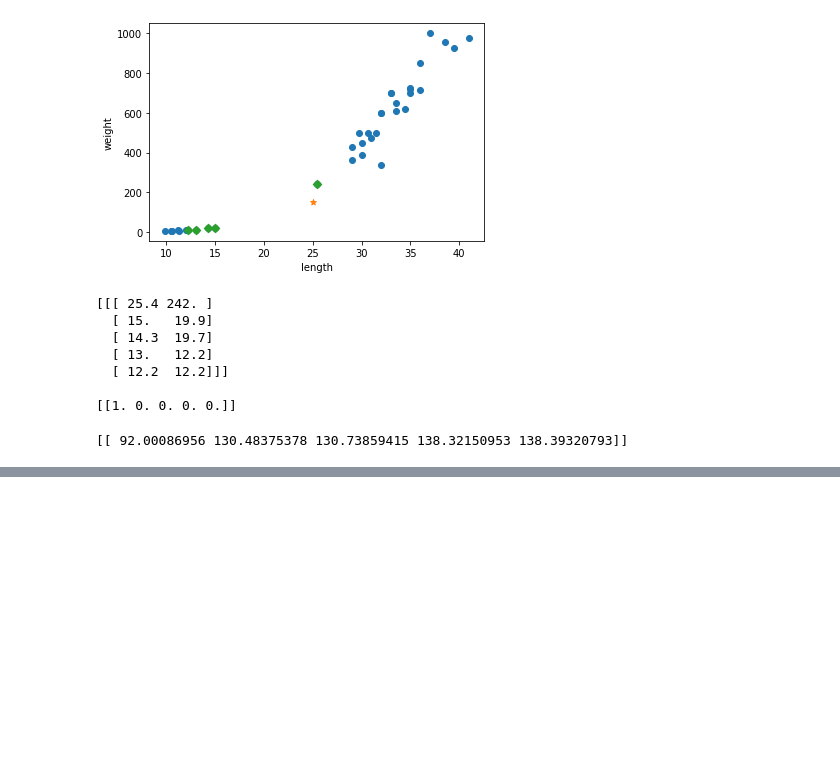
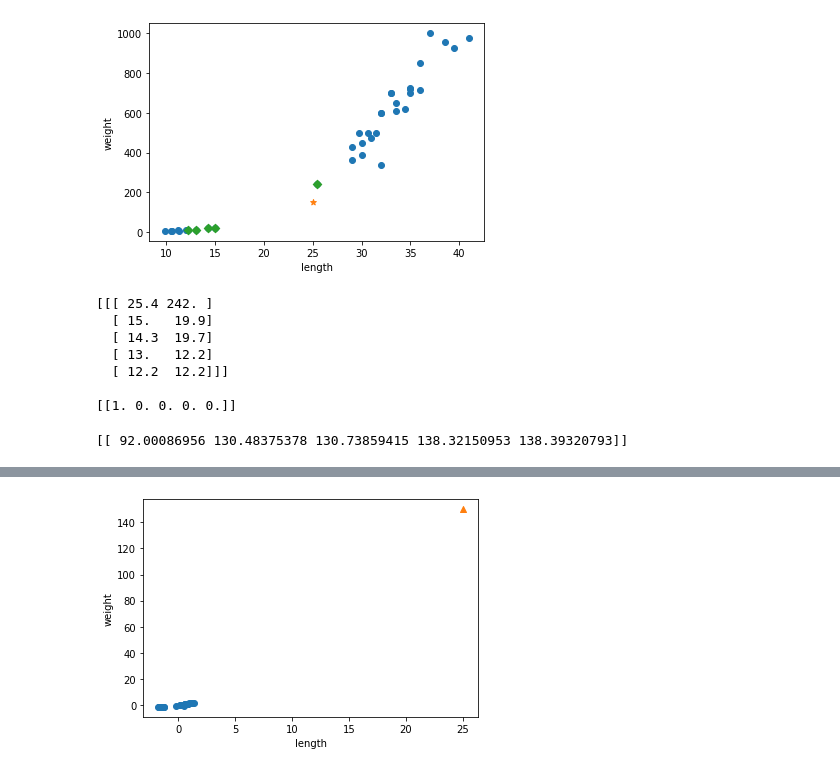
Before and after one commit to ohhongseok/ML-DeepLearning, a Jupyter notebook: 2/2-2/Data_Preprocessing.ipynb, the cells around one changed output, grey strips where cells are left out. Saved outputs shown, nothing was run; the diff lists cells and outputs as text; code cells hidden in the pictures; blank space fills up the shorter version.

```diff
--- a/2/2-2/Data_Preprocessing.ipynb
+++ b/2/2-2/Data_Preprocessing.ipynb
@@ -136,0 +167,5 @@ print(distances)
+# %%
+# k 근접 알고리즘에서 전처리를 사용하기 위해, 평균과 표준편차를 구함
+
+mean = np.mean(train_input,axis=0)
+std = np.std(train_input,axis=0)
@@ -136,0 +188,5 @@ print(distances)
+# %%
+# 표준점수 구하기 (각 특성에서 평균을 빼고, 표준편차로 나누어 표준점수로 변환)
+# 표준점수는 평균에서 특성이 표준편차의 x배 만큼 얼만큼 떨어져 있는지 구하기 때문에 역순으로 구한다.
+train_scaled = (train_input - mean) / std
+print(train_scaled) # 표준점수로 변환한 전처리 데이터 모델
@@ -136,0 +211,9 @@ print(distances)
+# %%
+plt.scatter(train_scaled[:,0],train_scaled[:,1])
+plt.scatter(25,150,marker='^')
+plt.xlabel('length')
+plt.ylabel('weight')
+plt.show()
+# 데이터만 정규화 해주었지 샘플의 데이터는 정규화 해주지 않아 이런 결과가 생김
+# %% [output]
+[figure, added]
```
Also changed, not shown: parts of 13 cells of this notebook.
